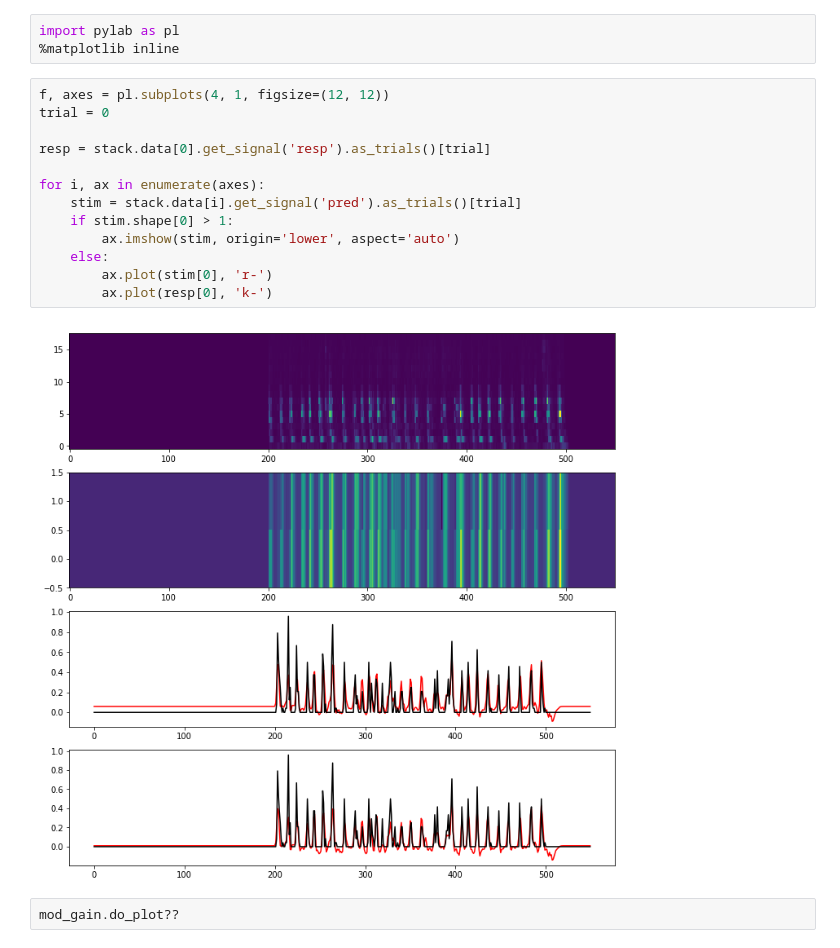
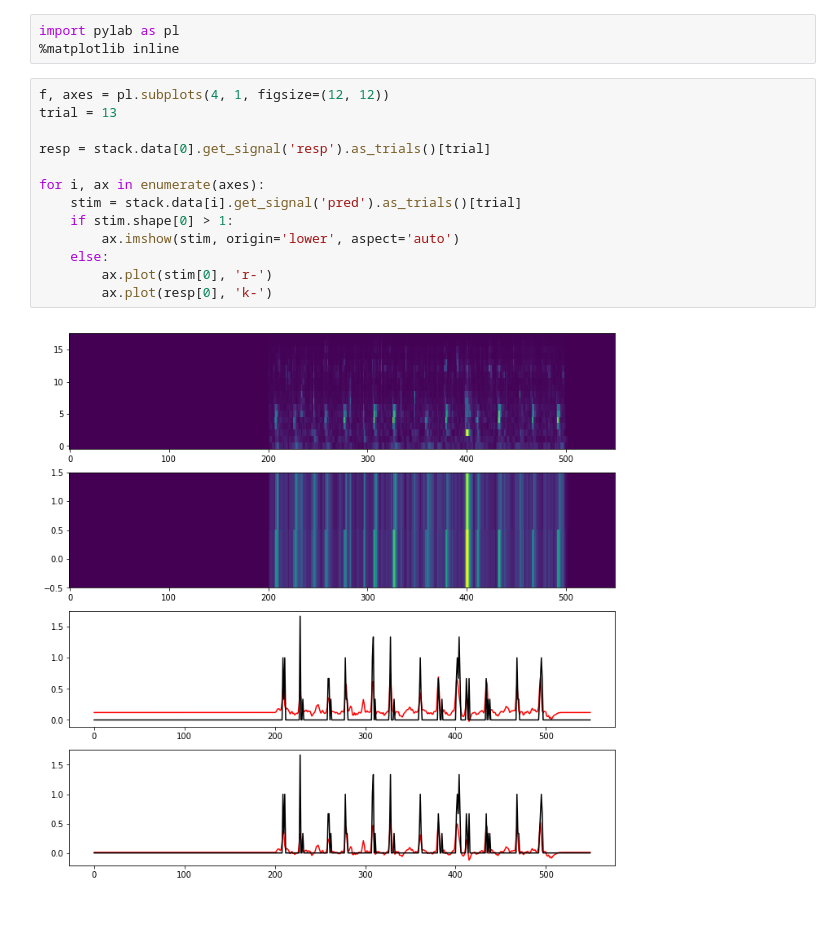
Before and after one commit to LBHB/NEMS_PRE2018-03-09, a Jupyter notebook: demo/notebook/simple_example.ipynb, the cells around one changed output. Saved outputs shown, nothing was run; the diff lists cells and outputs as text; blank space fills up the shorter version.

```diff
--- a/demo/notebook/simple_example.ipynb
+++ b/demo/notebook/simple_example.ipynb
@@ -126,18 +151,16 @@ import pylab as pl
 %matplotlib inline
 # %%
 f, axes = pl.subplots(4, 1, figsize=(12, 12))
-trial = 0
+trial = 13
 
 resp = stack.data[0].get_signal('resp').as_trials()[trial]
 
 for i, ax in enumerate(axes):
     stim = stack.data[i].get_signal('pred').as_trials()[trial]
     if stim.shape[0] > 1:
         ax.imshow(stim, origin='lower', aspect='auto')
     else:
         ax.plot(stim[0], 'r-')
         ax.plot(resp[0], 'k-')
 # %% [output]
-[figure, old version]
+[figure, new version]
-# %%
-mod_gain.do_plot??
```
Also changed, not shown: parts of 7 cells of this notebook, 7 other files.
